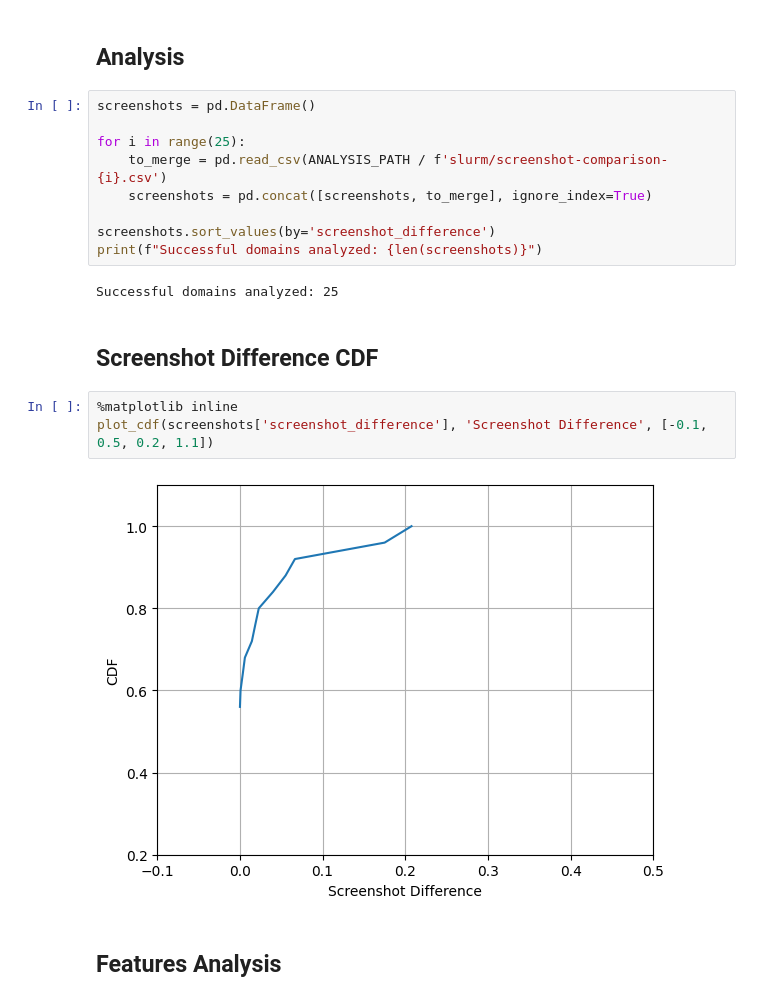
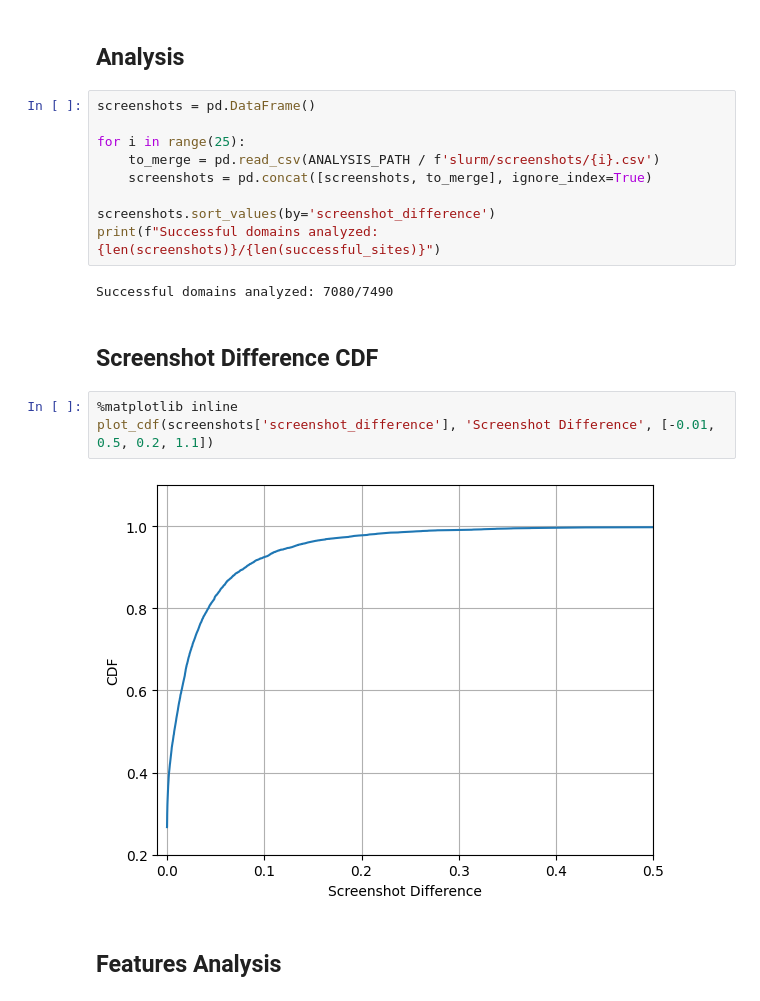
Before and after one commit to maxwellmlin/cookie-classify, a Jupyter notebook: classification_algo.ipynb, the cells around one changed output. Drawn from its saved outputs; the diff is of its cells as text.

```diff
--- a/classification_algo.ipynb
+++ b/classification_algo.ipynb
@@ -468,20 +468,20 @@ Average experimental length: 3.3914995990376906
 screenshots = pd.DataFrame()
 
 for i in range(25):
-    to_merge = pd.read_csv(ANALYSIS_PATH / f'slurm/screenshot-comparison-{i}.csv')
+    to_merge = pd.read_csv(ANALYSIS_PATH / f'slurm/screenshots/{i}.csv')
     screenshots = pd.concat([screenshots, to_merge], ignore_index=True)
 
 screenshots.sort_values(by='screenshot_difference')
-print(f"Successful domains analyzed: {len(screenshots)}")
+print(f"Successful domains analyzed: {len(screenshots)}/{len(successful_sites)}")
 # %% [output]
-Successful domains analyzed: 25
+Successful domains analyzed: 7080/7490
 # %% [markdown]
 ## Screenshot Difference CDF
 # %%
 %matplotlib inline
-plot_cdf(screenshots['screenshot_difference'], 'Screenshot Difference', [-0.1, 0.5, 0.2, 1.1])
+plot_cdf(screenshots['screenshot_difference'], 'Screenshot Difference', [-0.01, 0.5, 0.2, 1.1])
 # %% [output]
-[figure, old version]
+[figure, new version]
 # %% [markdown]
 ## Features Analysis
 # %%
```
